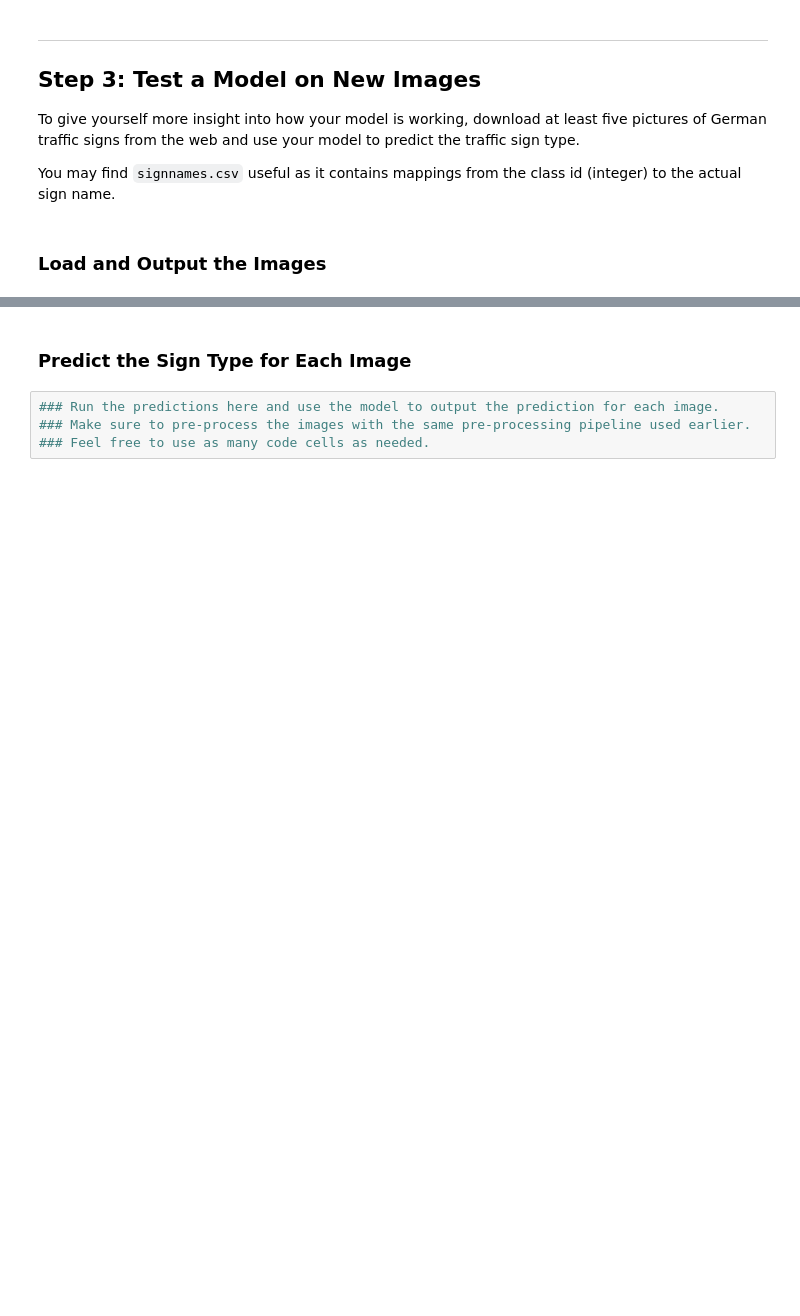
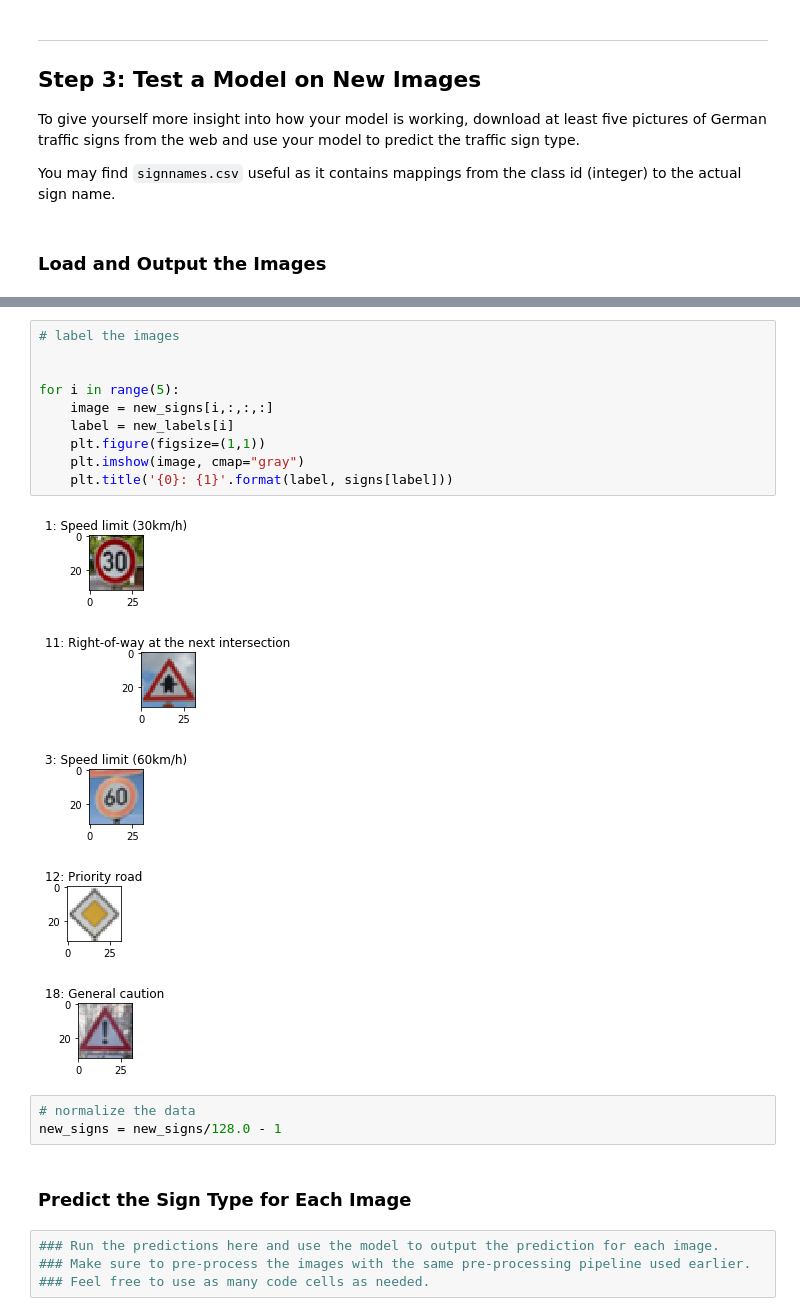
Before and after one commit to bches/CarND-Traffic-Sign-Classifier-Project, a Jupyter notebook: Traffic_Sign_Classifier.ipynb, the cells around one changed output, grey strips where cells are left out. Saved outputs shown, nothing was run; the diff lists cells and outputs as text; blank space fills up the shorter version.

```diff
--- a/Traffic_Sign_Classifier.ipynb
+++ b/Traffic_Sign_Classifier.ipynb
@@ -682,3 +725,22 @@ You may find `signnames.csv` useful as it contains mappings from the class id (i
+# %%
+# label the images
+
+
+for i in range(5):
+    image = new_signs[i,:,:,:]
+    label = new_labels[i]
+    plt.figure(figsize=(1,1))
+    plt.imshow(image, cmap="gray")
+    plt.title('{0}: {1}'.format(label, signs[label]))
+# %% [output]
+[figure, added]
+[figure, added]
+[figure, added]
+[figure, added]
+[figure, added]
+# %%
+# normalize the data
+new_signs = new_signs/128.0 - 1
 # %% [markdown]
 ### Predict the Sign Type for Each Image
 # %%
```
Also changed, not shown: parts of 8 cells of this notebook.
